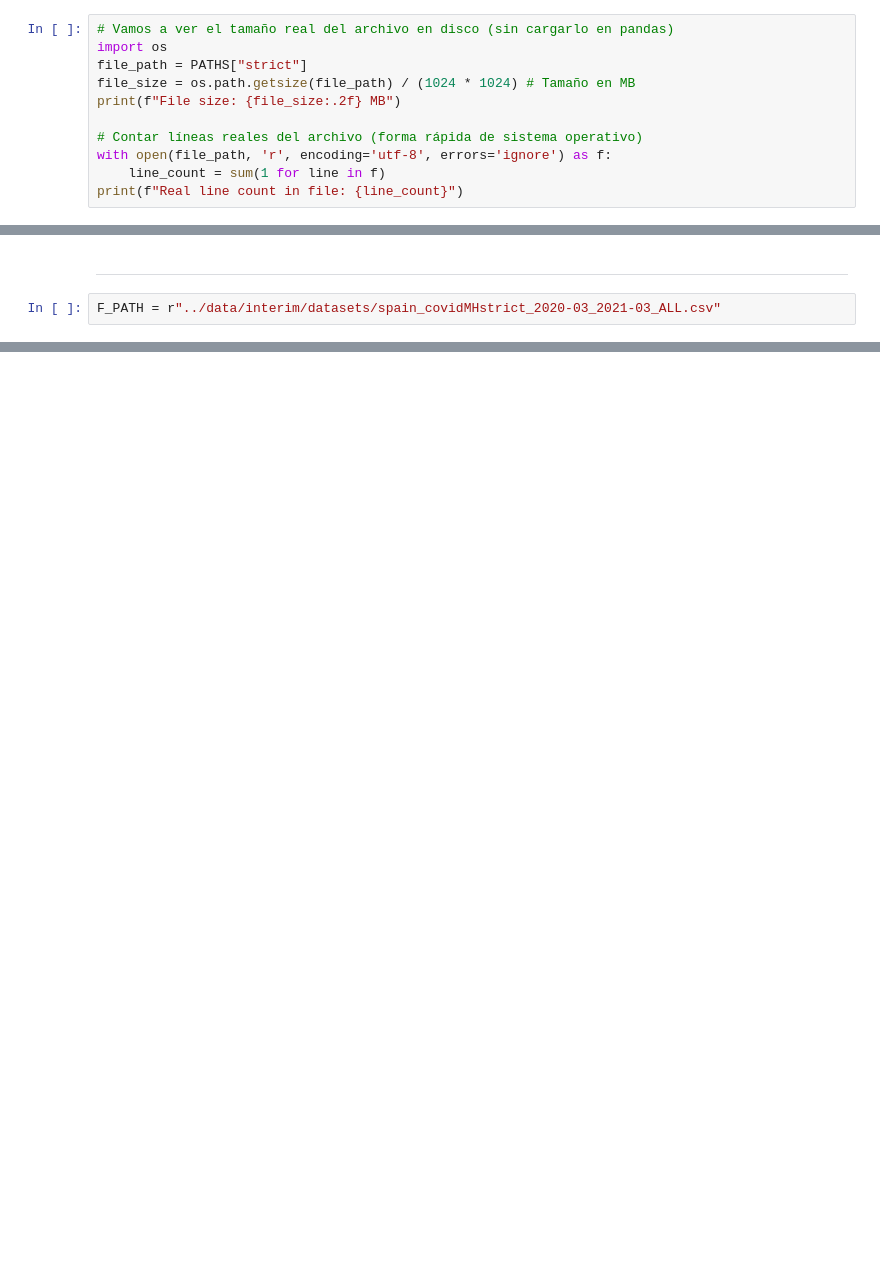
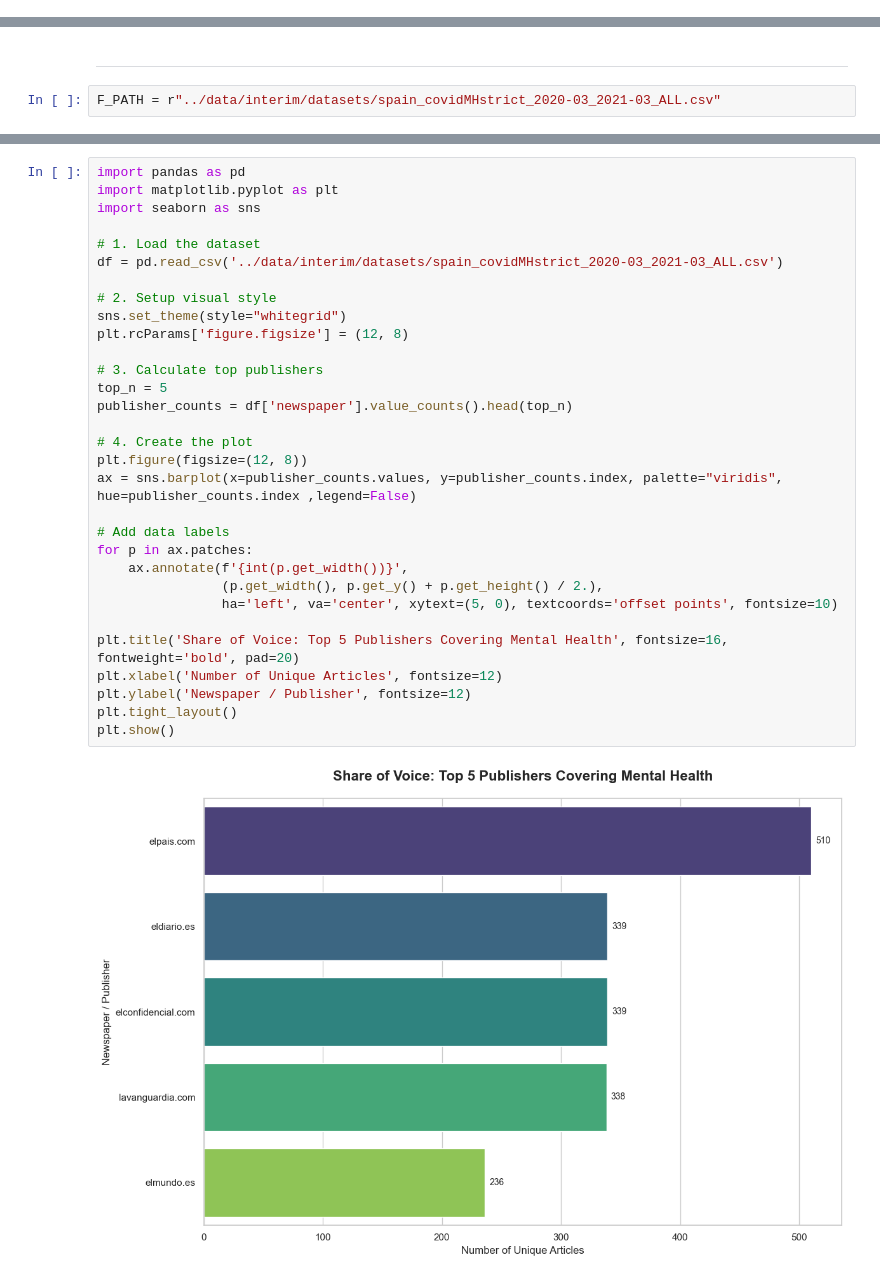
Before and after one commit to amtres/semantic-framing-subspace-modeling, a Jupyter notebook: notebooks/all_data_check.ipynb, the cells around one changed output, grey strips where cells are left out. Drawn from its saved outputs; the diff is of its cells as text; blank space fills up the shorter version.

```diff
--- a/notebooks/all_data_check.ipynb
+++ b/notebooks/all_data_check.ipynb
@@ -112,14 +112,3 @@ FINAL DATA FUNNEL SUMMARY
 | 3 | Phase 3: Subspace Windows | 11 | N/A |
 💡 Mental Health articles represent 4.06% of total COVID news.
 💡 On average, we extracted 3.49 occurrences (embeddings) per MH article.
-# %%
-# Vamos a ver el tamaño real del archivo en disco (sin cargarlo en pandas)
-import os
-file_path = PATHS["strict"]
-file_size = os.path.getsize(file_path) / (1024 * 1024) # Tamaño en MB
-print(f"File size: {file_size:.2f} MB")
-
-# Contar líneas reales del archivo (forma rápida de sistema operativo)
-with open(file_path, 'r', encoding='utf-8', errors='ignore') as f:
-    line_count = sum(1 for line in f)
-print(f"Real line count in file: {line_count}")
@@ -170,0 +147,33 @@ Primeras 15 líneas para ver la estructura:
+# %%
+import pandas as pd
+import matplotlib.pyplot as plt
+import seaborn as sns
+
+# 1. Load the dataset
+df = pd.read_csv('../data/interim/datasets/spain_covidMHstrict_2020-03_2021-03_ALL.csv')
+
+# 2. Setup visual style
+sns.set_theme(style="whitegrid")
+plt.rcParams['figure.figsize'] = (12, 8)
+
+# 3. Calculate top publishers
+top_n = 5
+publisher_counts = df['newspaper'].value_counts().head(top_n)
+
+# 4. Create the plot
+plt.figure(figsize=(12, 8))
+ax = sns.barplot(x=publisher_counts.values, y=publisher_counts.index, palette="viridis", hue=publisher_counts.index ,legend=False)
+
+# Add data labels
+for p in ax.patches:
+    ax.annotate(f'{int(p.get_width())}',
+                (p.get_width(), p.get_y() + p.get_height() / 2.),
+                ha='left', va='center', xytext=(5, 0), textcoords='offset points', fontsize=10)
+
+plt.title('Share of Voice: Top 5 Publishers Covering Mental Health', fontsize=16, fontweight='bold', pad=20)
+plt.xlabel('Number of Unique Articles', fontsize=12)
+plt.ylabel('Newspaper / Publisher', fontsize=12)
+plt.tight_layout()
+plt.show()
+# %% [output]
+[figure, added]
```
Also changed, not shown: parts of 6 cells of this notebook.
